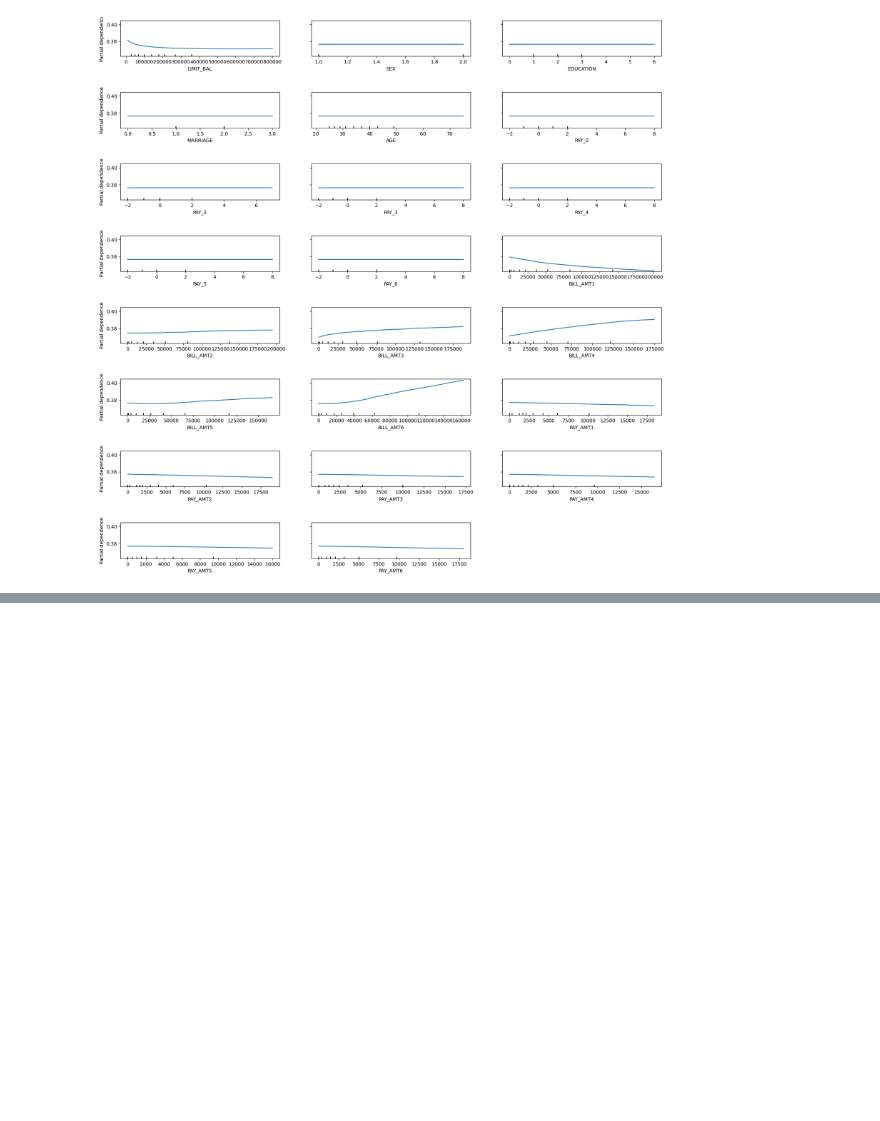
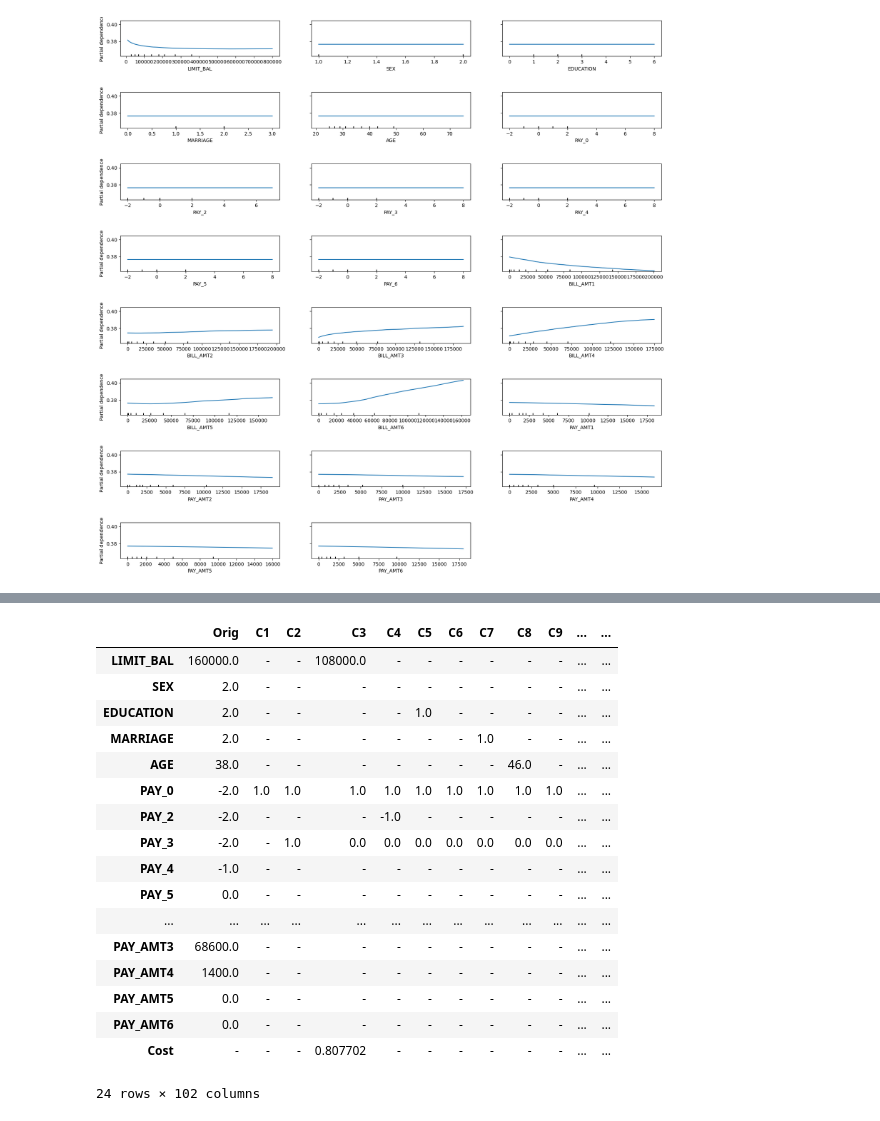
Before and after one commit to mauricioplopes/ethical-machine-learning, a Jupyter notebook: notebooks/trabalho-5.ipynb, the cells around one changed output, grey strips where cells are left out. Drawn from its saved outputs; the diff is of its cells as text; code cells hidden in the pictures; blank space fills up the shorter version.

```diff
--- a/notebooks/trabalho-5.ipynb
+++ b/notebooks/trabalho-5.ipynb
@@ -350,0 +419,5 @@ Computing partial dependence plots...
+# %%
+# Preparing sample to be actionable
+scores = pd.Series(lr_model.predict_proba(X_test)[:, 1])
+denied_individuals = scores.loc[lambda s: (s < prob)].index
+denied_individuals
@@ -350,0 +449,26 @@ Computing partial dependence plots...
+# %%
+# Counterfactual summary
+names = action_set.df['name'].values
+overview_clean = buildTable(en_nd_feat, individual, percCriteria, names, include_original=False, include_cost=False)
+overview_full = buildTable(en_nd_feat, individual, percCriteria, names, include_original=True, include_cost=True)
+
+overview_full.replace(np.nan, '-')
+# %% [output]
+|  | Orig | C1 | C2 | C3 | C4 | C5 | C6 | C7 | C8 | C9 | ... | ... |
+| LIMIT_BAL | 160000.0 | - | - | 108000.0 | - | - | - | - | - | - | ... | ... |
+| SEX | 2.0 | - | - | - | - | - | - | - | - | - | ... | ... |
+| EDUCATION | 2.0 | - | - | - | - | 1.0 | - | - | - | - | ... | ... |
+| MARRIAGE | 2.0 | - | - | - | - | - | - | 1.0 | - | - | ... | ... |
+| AGE | 38.0 | - | - | - | - | - | - | - | 46.0 | - | ... | ... |
+| PAY_0 | -2.0 | 1.0 | 1.0 | 1.0 | 1.0 | 1.0 | 1.0 | 1.0 | 1.0 | 1.0 | ... | ... |
+| PAY_2 | -2.0 | - | - | - | -1.0 | - | - | - | - | - | ... | ... |
+| PAY_3 | -2.0 | - | 1.0 | 0.0 | 0.0 | 0.0 | 0.0 | 0.0 | 0.0 | 0.0 | ... | ... |
+| PAY_4 | -1.0 | - | - | - | - | - | - | - | - | - | ... | ... |
+| PAY_5 | 0.0 | - | - | - | - | - | - | - | - | - | ... | ... |
+| ... | ... | ... | ... | ... | ... | ... | ... | ... | ... | ... | ... | ... |
+| PAY_AMT3 | 68600.0 | - | - | - | - | - | - | - | - | - | ... | ... |
+| PAY_AMT4 | 1400.0 | - | - | - | - | - | - | - | - | - | ... | ... |
+| PAY_AMT5 | 0.0 | - | - | - | - | - | - | - | - | - | ... | ... |
+| PAY_AMT6 | 0.0 | - | - | - | - | - | - | - | - | - | ... | ... |
+| Cost | - | - | - | 0.807702 | - | - | - | - | - | - | ... | ... |
+24 rows × 102 columns
```
Also changed, not shown: parts of 14 cells of this notebook.
